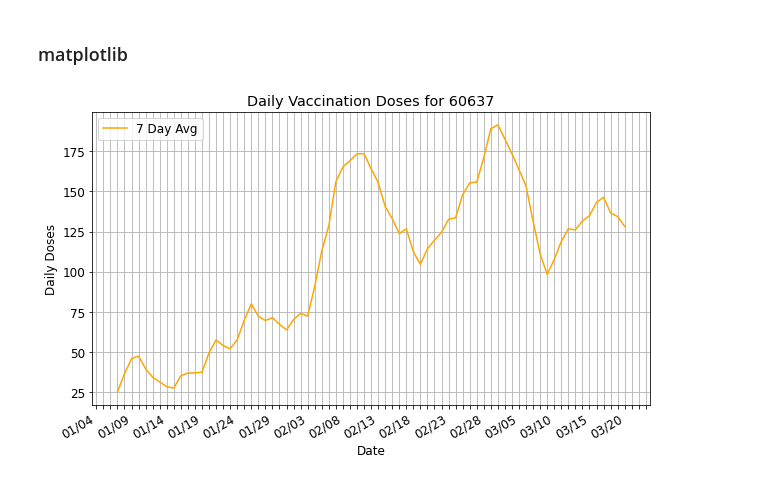
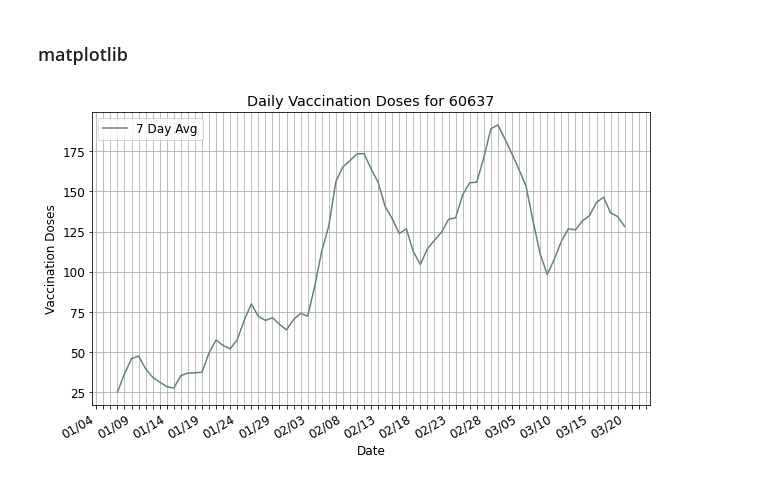
Before and after one commit to christiejibaraki/back2normal, a Jupyter notebook: back2normal/viz_exploratory.ipynb, the cells around one changed output. Cells and saved outputs as stored; diff of their text form; code cells hidden in the pictures.

```diff
--- a/back2normal/viz_exploratory.ipynb
+++ b/back2normal/viz_exploratory.ipynb
@@ -28,27 +28,27 @@ zipcode_vax_weekly.head()
 # %%
 %matplotlib inline
 
 title_str = f"Daily Vaccination Doses for {zipcode_to_test}"
 plt.rc('font', size=12)
 fig, ax = plt.subplots(figsize=(10, 6))
 
 # Specify how our lines should look
-ax.plot(zipcode_vax_weekly.date, zipcode_vax_weekly.AVG7DAY_total_doses_daily, color='orange', linestyle='solid', label='7 Day Avg')
+ax.plot(zipcode_vax_weekly.date, zipcode_vax_weekly.AVG7DAY_total_doses_daily, color='#648181', linestyle='solid', label='7 Day Avg')
 
 ax.set_xlabel('Date')
-ax.set_ylabel('Daily Doses')
+ax.set_ylabel('Vaccination Doses')
 ax.set_title(title_str)
 ax.grid(True)
 ax.legend(loc='upper left');
 ax.xaxis.set_major_locator(DayLocator())
 ax.xaxis.set_major_formatter(DateFormatter('%m/%d'))
 
 every_nth = 5
 for n, label in enumerate(ax.xaxis.get_ticklabels()):
     if n % every_nth != 0:
         label.set_visible(False)
 
 
 fig.autofmt_xdate()
 # %% [output]
-[figure, old version]
+[figure, new version]
```
